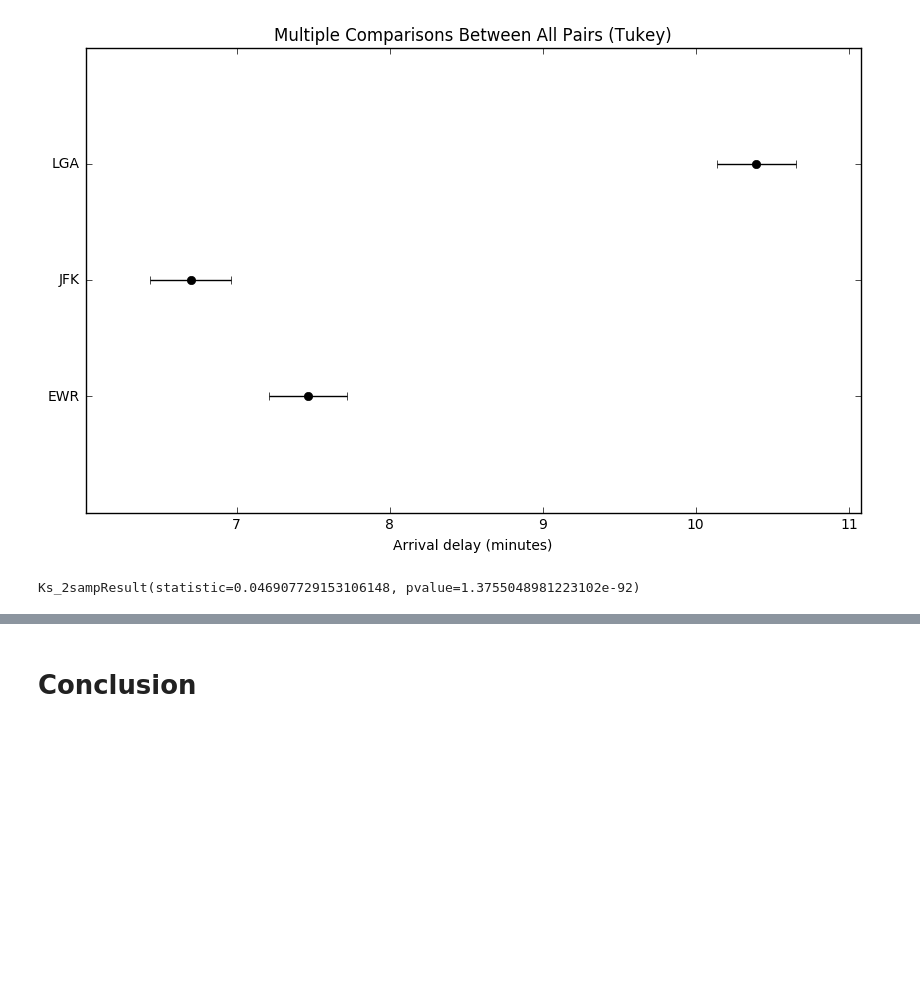
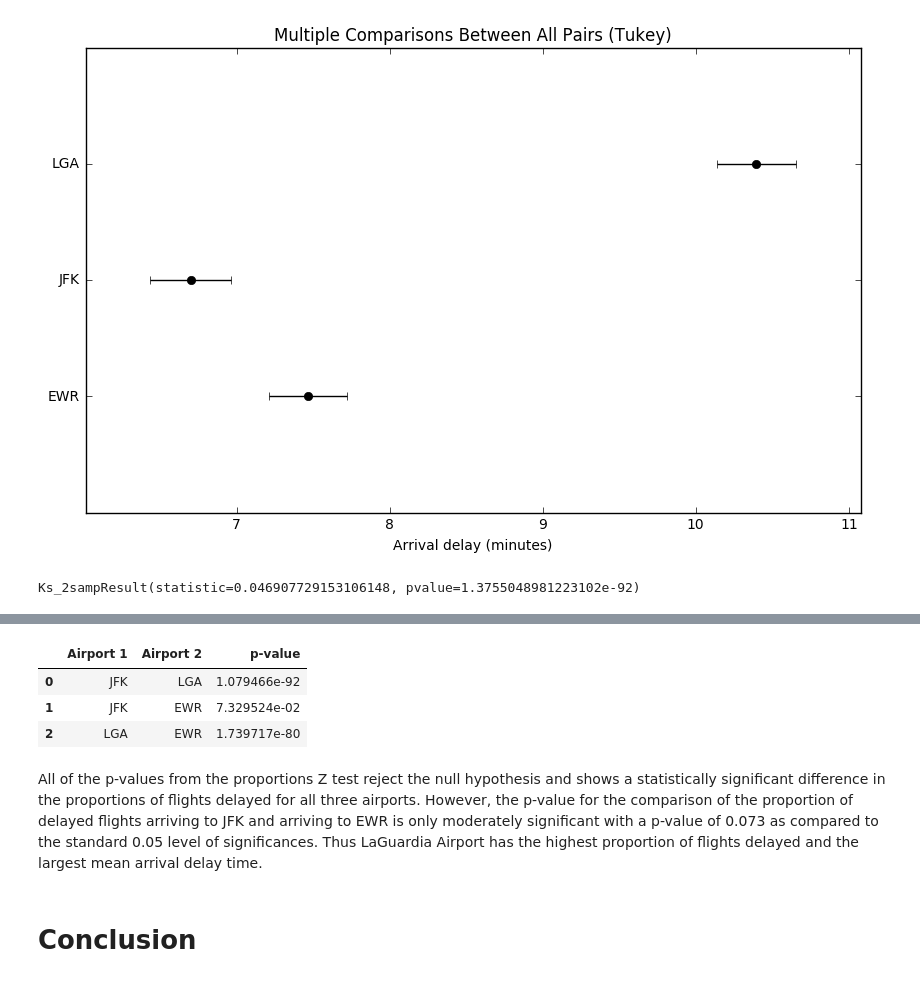
Before and after one commit to toddschultz/data-512-project, a Jupyter notebook: hcds-a6-report.ipynb, the cells around one changed output, grey strips where cells are left out. Saved outputs shown, nothing was run; the diff lists cells and outputs as text; code cells hidden in the pictures; blank space fills up the shorter version.

```diff
--- a/hcds-a6-report.ipynb
+++ b/hcds-a6-report.ipynb
@@ -53,8 +49,7 @@ The full dataset is loaded into memory and cleaned to remove missing values, and
 # %%
 # Import data
 # Import delay data from file and filter to NYC airports
-delayfile = 'C:\\Users\\todds\\Documents\\GitHub\\data-512-project\\flight-delays\\flights.csv'
-#delayfile = 'C:\\Users\\pe782d\\Documents\\Python Scripts\\data-512-project\\flight-delays\\flights.csv'
+delayfile = 'flight-delays\\flights.csv'
 delaydata = pd.read_csv(delayfile)
 # %%
 # print size of initial dataset
@@ -177,3 +194,32 @@ The results of the one-way ANOVA and the pairwise multiple comparison rejects th
+# %%
+# Compare proportions using Proportions Z test
+props = {'JFK': np.sum(jfkdata['ARRIVAL_DELAY'] > 15), 'LGA': np.sum(lgadata['ARRIVAL_DELAY'] > 15), 'EWR': np.sum(ewrdata['ARRIVAL_DELAY'] > 15)}
+#props = np.array([np.sum(jfkdata['ARRIVAL_DELAY'] > 15),np.sum(lgadata['ARRIVAL_DELAY'] > 15),np.sum(ewrdata['ARRIVAL_DELAY'] > 15)])
+tot = {'JFK': np.array(jfkdata['ARRIVAL_DELAY']).size, 'LGA': np.array(lgadata['ARRIVAL_DELAY']).size, 'EWR': np.array(ewrdata['ARRIVAL_DELAY']).size}
+#tot = np.array([np.array(jfkdata['ARRIVAL_DELAY']).size,np.array(lgadata['ARRIVAL_DELAY']).size,np.array(ewrdata['ARRIVAL_DELAY']).size])
+
+#statsmodels.stats.proportion.proportions_ztest(props, tot, value=None, alternative='two-sided', prop_var=False)
+# JFK and LGA
+zstat,pval = proportions_ztest([props['JFK'], props['LGA']], [tot['JFK'], tot['LGA']], value=None, alternative='two-sided', prop_var=False)
+nycproptest.loc[0,'p-value'] = pval
+
+# JFK and EWR
+zstat,pval = proportions_ztest([props['JFK'], props['EWR']], [tot['JFK'], tot['EWR']], value=None, alternative='two-sided', prop_var=False)
+nycproptest.loc[1,'p-value'] = pval
+
+# LGA and EWR
+zstat,pval = proportions_ztest([props['LGA'], props['EWR']], [tot['LGA'], tot['EWR']], value=None, alternative='two-sided', prop_var=False)
+nycproptest.loc[2,'p-value'] = pval
+
+# display results
+nycproptest
+# %% [output]
+|  | Airport 1 | Airport 2 | p-value |
+| 0 | JFK | LGA | 1.079466e-92 |
+| 1 | JFK | EWR | 7.329524e-02 |
+| 2 | LGA | EWR | 1.739717e-80 |
+# %% [markdown]
+All of the p-values from the proportions Z test reject the null hypothesis and shows a statistically significant difference in the proportions of flights delayed for all three airports. However, the p-value for the comparison of the proportion of delayed flights arriving to JFK and arriving to EWR is only moderately significant with a p-value of 0.073 as compared to the standard 0.05 level of significances. Thus LaGuardia Airport has the highest proportion of flights delayed and the largest mean arrival delay time.
 # %% [markdown]
 # Conclusion
 # %% [markdown]
```
Also changed, not shown: parts of 5 cells of this notebook.
